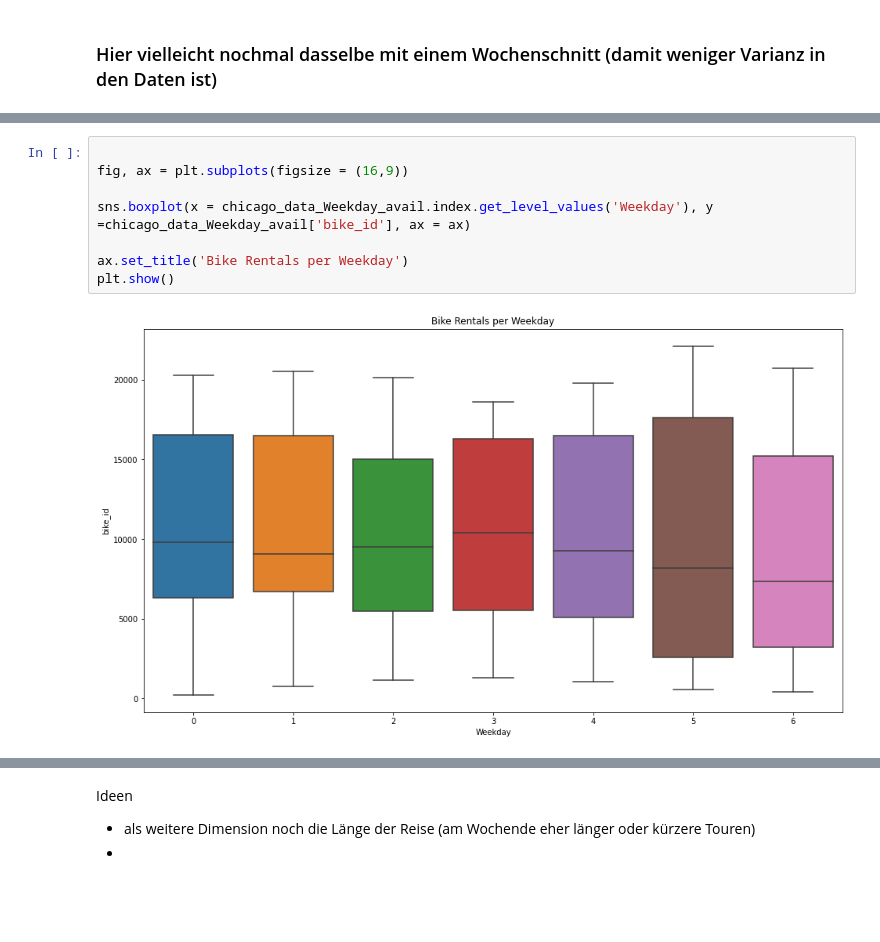
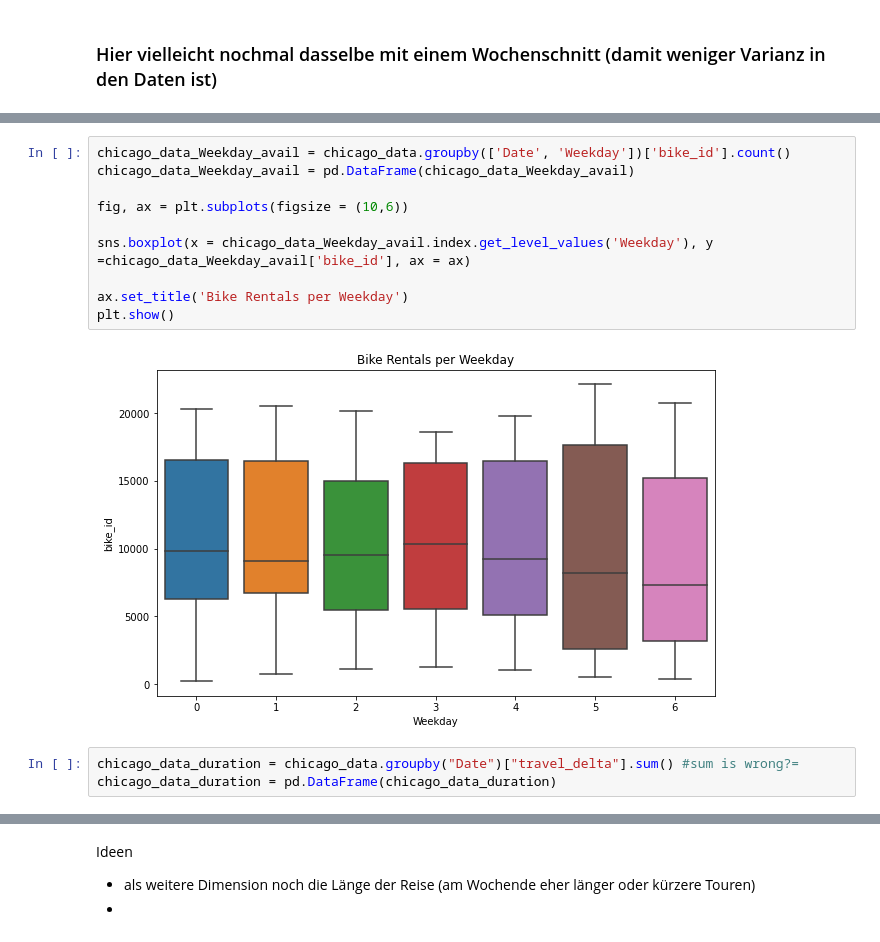
Before and after one commit to NeffIsBack/ThePredictors_DSML_Team_Assignment, a Jupyter notebook: Code_TeamAssignment.ipynb, the cells around one changed output, grey strips where cells are left out. Drawn from its saved outputs; the diff is of its cells as text; blank space fills up the shorter version.

```diff
--- a/Code_TeamAssignment.ipynb
+++ b/Code_TeamAssignment.ipynb
@@ -155,10 +155,15 @@ chicago_data_Weekday_avail = pd.DataFrame(chicago_data_Weekday_avail)
 # %%
+chicago_data_Weekday_avail = chicago_data.groupby(['Date', 'Weekday'])['bike_id'].count()
+chicago_data_Weekday_avail = pd.DataFrame(chicago_data_Weekday_avail)
 
-fig, ax = plt.subplots(figsize = (16,9))
+fig, ax = plt.subplots(figsize = (10,6))
 
 sns.boxplot(x = chicago_data_Weekday_avail.index.get_level_values('Weekday'), y =chicago_data_Weekday_avail['bike_id'], ax = ax)
 
 ax.set_title('Bike Rentals per Weekday')
 plt.show()
 # %% [output]
-[figure, old version]
+[figure, new version]
+# %%
+chicago_data_duration = chicago_data.groupby("Date")["travel_delta"].sum() #sum is wrong?=
+chicago_data_duration = pd.DataFrame(chicago_data_duration)
```
Also changed, not shown: parts of 14 cells of this notebook.
